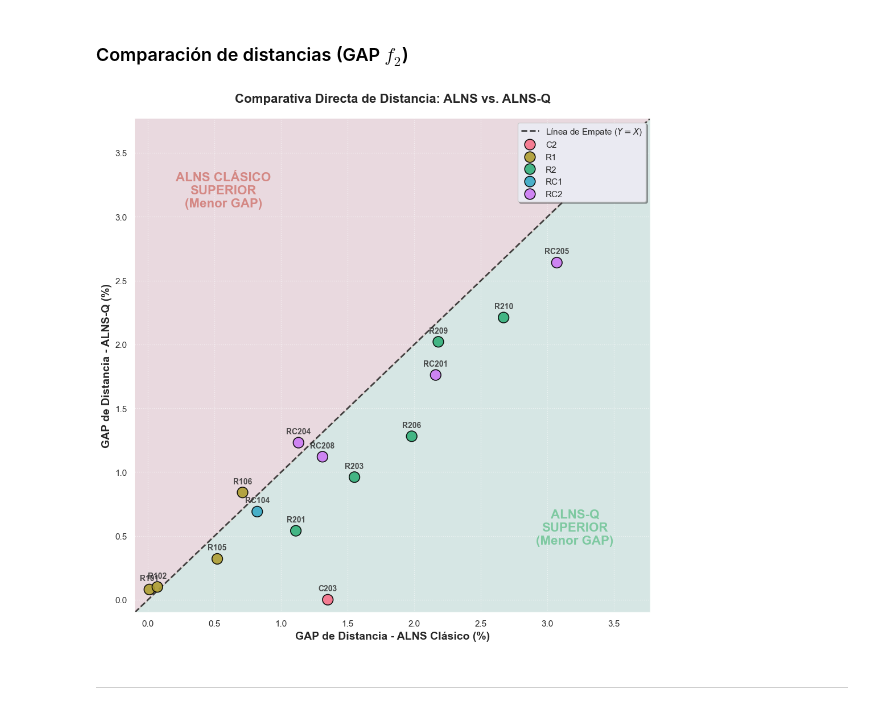
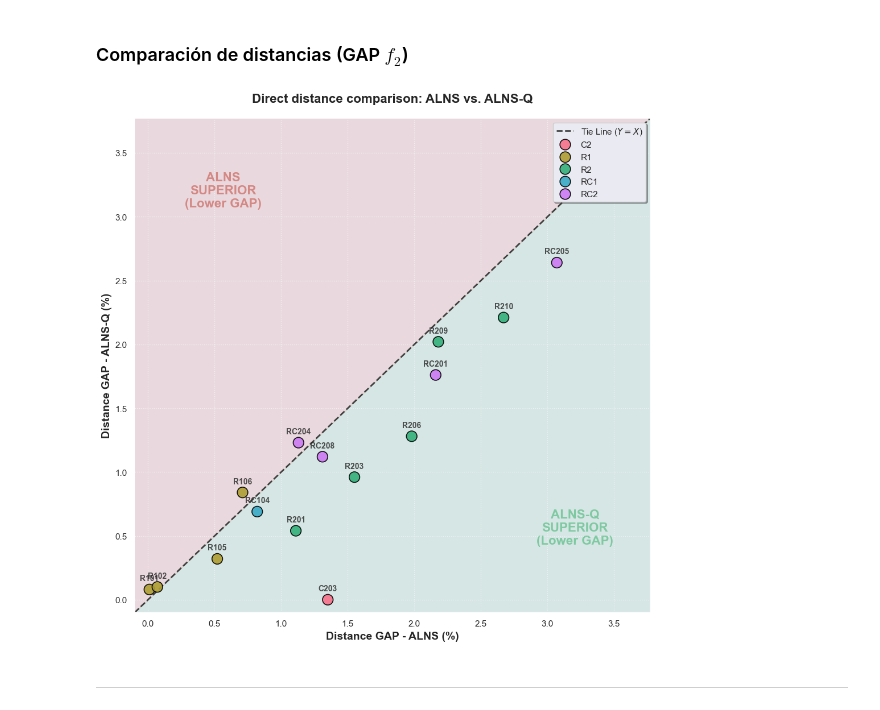
Before and after one commit to JoseFrancisc0/PFC_VPRTW, a Jupyter notebook: Experiments/analisis_experimentos.ipynb, the cells around one changed output. Cells and saved outputs as stored; diff of their text form; code cells hidden in the pictures.

```diff
--- a/Experiments/analisis_experimentos.ipynb
+++ b/Experiments/analisis_experimentos.ipynb
@@ -439,7 +422,7 @@ plt.fill_between([limite_inferior, limite], limite, [limite_inferior, limite],
                  color='#e74c3c', alpha=0.1, zorder=0)
 
 plt.plot([limite_inferior, limite], [limite_inferior, limite],
-         color='black', linestyle='--', linewidth=2, alpha=0.7, zorder=1, label='Línea de Empate ($Y = X$)')
+         color='black', linestyle='--', linewidth=2, alpha=0.7, zorder=1, label='Tie Line ($Y = X$)')
 
 sns.scatterplot(
     data=df_paridad,
@@ -447,39 +430,39 @@ sns.scatterplot(
     y='QLEARNING_GAP_f2(%)',
     hue='Familia',
     palette=sns.color_palette("husl", len(df_paridad['Familia'].unique())),
     s=180,
     edgecolor='black',
     linewidth=1.2,
     alpha=0.9,
     zorder=3
 )
 
 for i, fila in df_paridad.iterrows():
     plt.text(fila['CLASSIC_GAP_f2(%)'], fila['QLEARNING_GAP_f2(%)'] + (limite*0.015),
              fila['Instancia'].upper(),
              fontsize=10, fontweight='bold', ha='center', va='bottom', alpha=0.8, zorder=4)
 
-plt.text(limite * 0.85, limite * 0.15, 'ALNS-Q\nSUPERIOR\n(Menor GAP)',
+plt.text(limite * 0.85, limite * 0.15, 'ALNS-Q\nSUPERIOR\n(Lower GAP)',
          color='#27ae60', fontsize=16, fontweight='bold', ha='center', va='center', alpha=0.5)
-plt.text(limite * 0.15, limite * 0.85, 'ALNS CLÁSICO\nSUPERIOR\n(Menor GAP)',
+plt.text(limite * 0.15, limite * 0.85, 'ALNS\nSUPERIOR\n(Lower GAP)',
          color='#c0392b', fontsize=16, fontweight='bold', ha='center', va='center', alpha=0.5)
 
-plt.title('Comparativa Directa de Distancia: ALNS vs. ALNS-Q',
+plt.title('Direct distance comparison: ALNS vs. ALNS-Q',
           fontsize=16, fontweight='bold', pad=20)
-plt.xlabel('GAP de Distancia - ALNS Clásico (%)', fontsize=14, fontweight='bold')
-plt.ylabel('GAP de Distancia - ALNS-Q (%)', fontsize=14, fontweight='bold')
+plt.xlabel('Distance GAP - ALNS (%)', fontsize=14, fontweight='bold')
+plt.ylabel('Distance GAP - ALNS-Q (%)', fontsize=14, fontweight='bold')
 
 plt.xlim(limite_inferior, limite)
 plt.ylim(limite_inferior, limite)
 plt.grid(True, linestyle=':', alpha=0.6, zorder=0)
 
 plt.legend(loc='upper right', framealpha=1, shadow=True, fontsize=11)
 
 plt.tight_layout()
 plt.savefig("imgs/Scatter_Comp_f2.png", dpi=300, bbox_inches='tight')
 plt.show()
 # %% [output]
-[figure, old version]
+[figure, new version]
 # %% [markdown]
 ---
 # %% [markdown]
```
Also changed, not shown: parts of 9 cells of this notebook, 40 other files.
